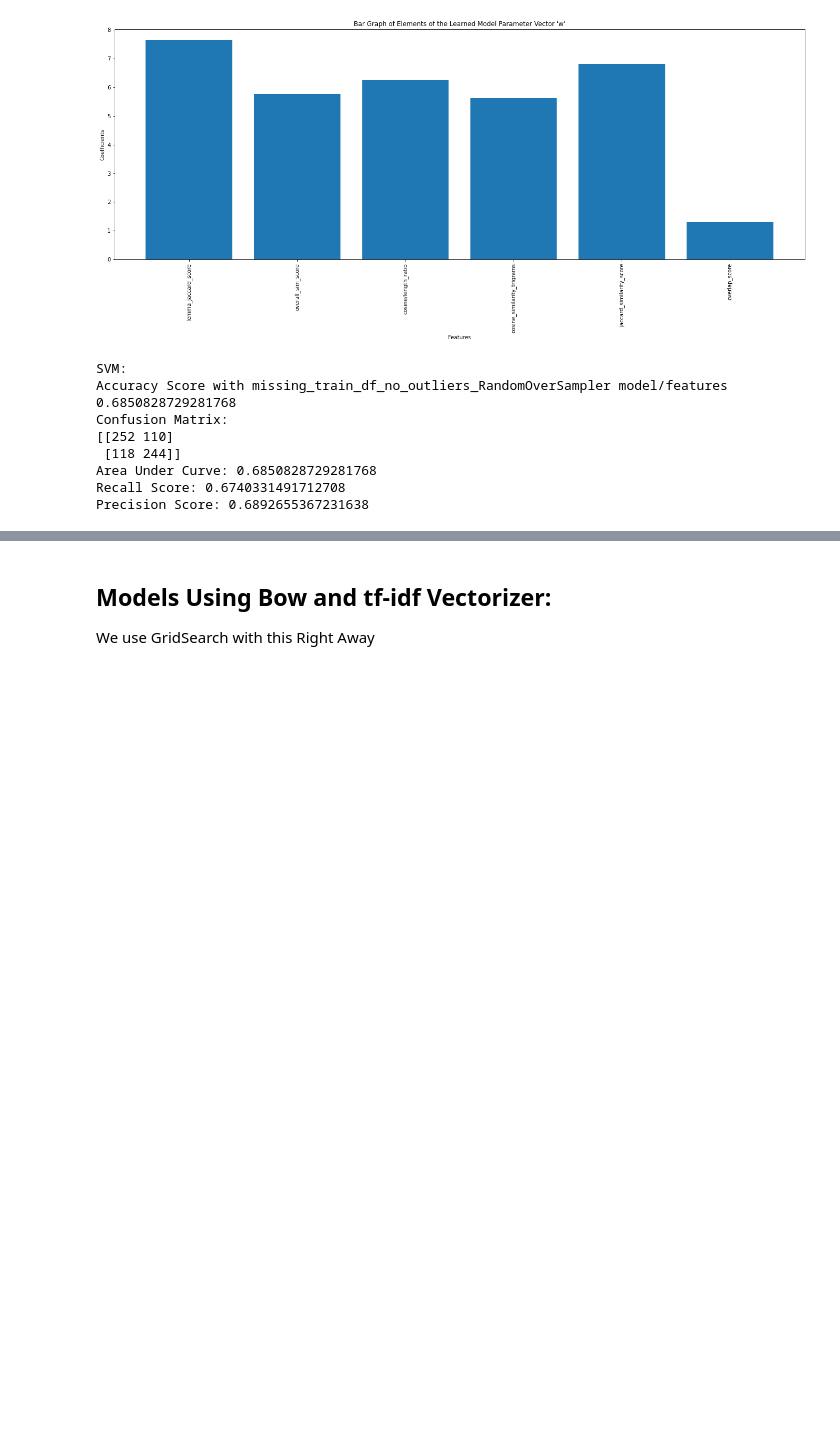
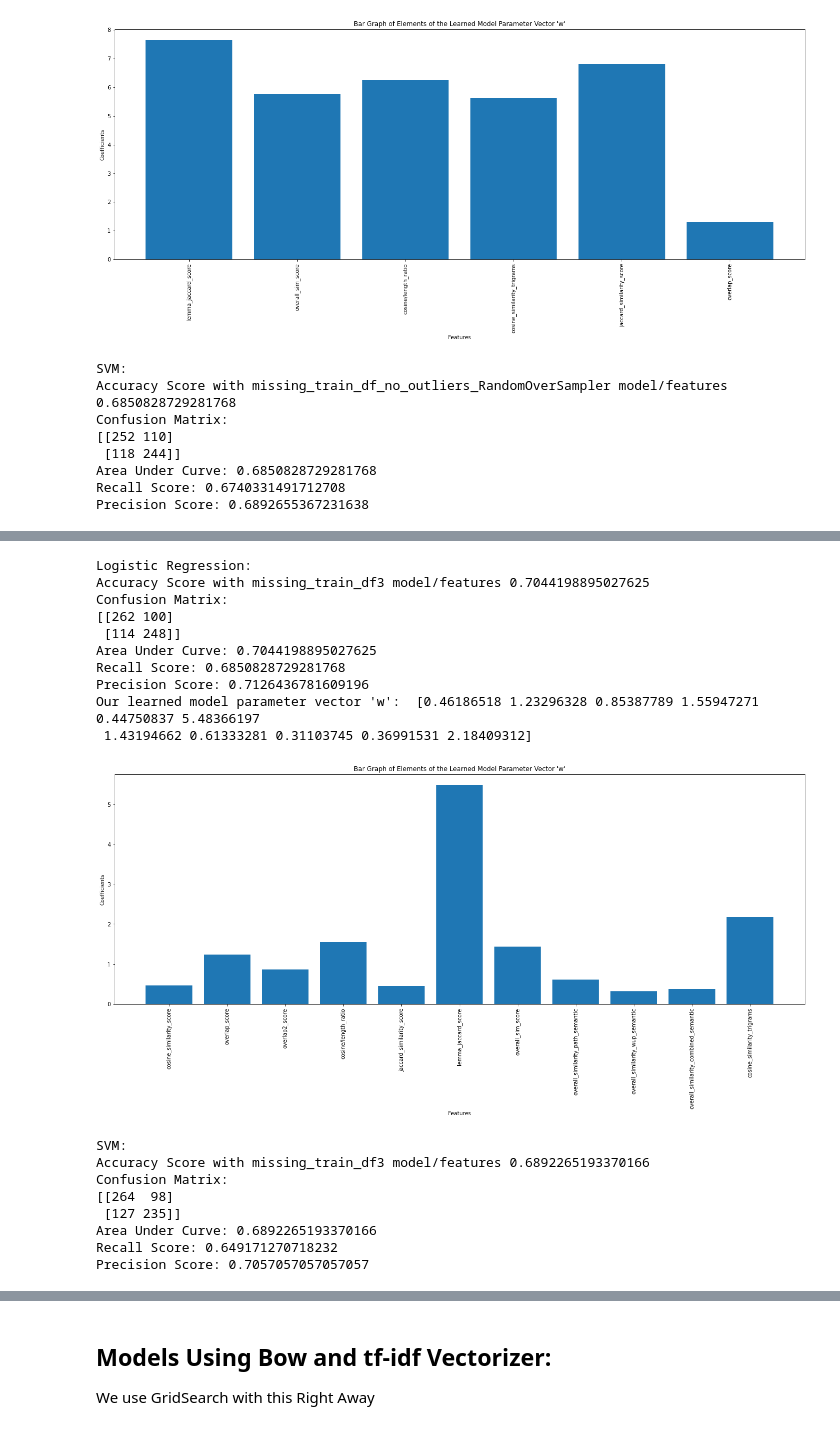
Before and after one commit to aagarwal17/MLMidTerm, a Jupyter notebook: Code/Model.ipynb, the cells around one changed output, grey strips where cells are left out. Cells and saved outputs as stored; diff of their text form; code cells hidden in the pictures; blank space fills up the shorter version.

```diff
--- a/Code/Model.ipynb
+++ b/Code/Model.ipynb
@@ -1540,0 +1650,35 @@ Precision Score: 0.6892655367231638
+# %%
+#With one ngrams non-normalized:
+x_train = train_df_3.drop(['classification'], axis=1).values
+y_train = train_df_3['classification'].values
+x_train_val = dev_df.drop(['classification'], axis=1).values
+y_train_val = dev_df['classification'].values
+
+rus = RandomOverSampler(random_state=123)
+rus.fit(x_train, y_train)
+X_resampled, y_resampled = rus.fit_resample(x_train, y_train)
+
+print('Logistic Regression:')
+model_simple = simple_logistic_classify(X_resampled, y_resampled, x_train_val, y_train_val, missing_train_df_no_outliers.drop(['classification'], axis=1).columns,'missing_train_df3')
+print('SVM:')
+model_simple2 = simple_svm_classify(X_resampled, y_resampled, x_train_val, y_train_val, 'missing_train_df3')
+# %% [output]
+Logistic Regression:
+Accuracy Score with missing_train_df3 model/features 0.7044198895027625
+Confusion Matrix:
+[[262 100]
+ [114 248]]
+Area Under Curve: 0.7044198895027625
+Recall Score: 0.6850828729281768
+Precision Score: 0.7126436781609196
+Our learned model parameter vector 'w':  [0.46186518 1.23296328 0.85387789 1.55947271 0.44750837 5.48366197
+ 1.43194662 0.61333281 0.31103745 0.36991531 2.18409312]
+[figure, added]
+SVM:
+Accuracy Score with missing_train_df3 model/features 0.6892265193370166
+Confusion Matrix:
+[[264  98]
+ [127 235]]
+Area Under Curve: 0.6892265193370166
+Recall Score: 0.649171270718232
+Precision Score: 0.7057057057057057
```
Also changed, not shown: parts of 40 cells of this notebook, 55 other files.
